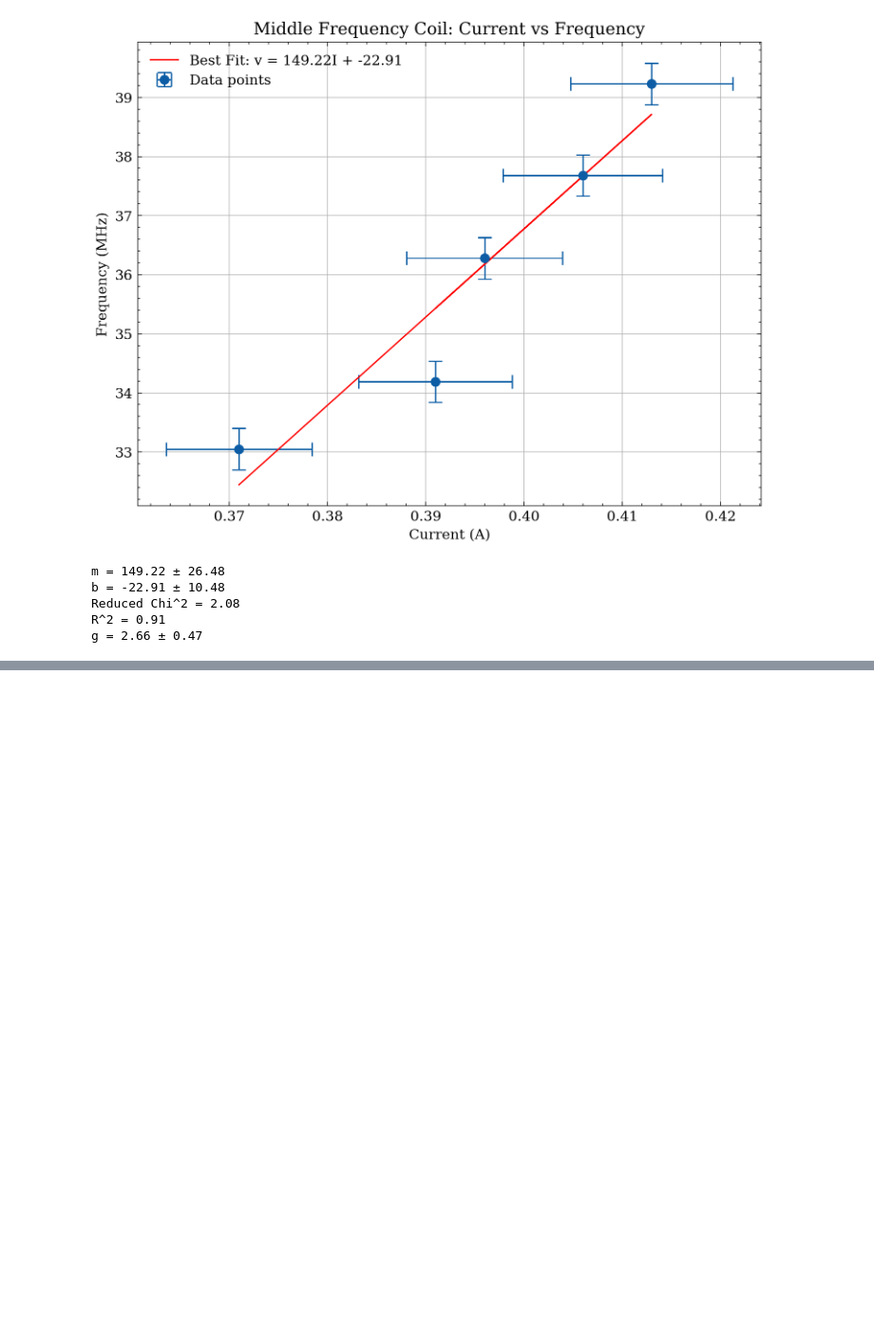
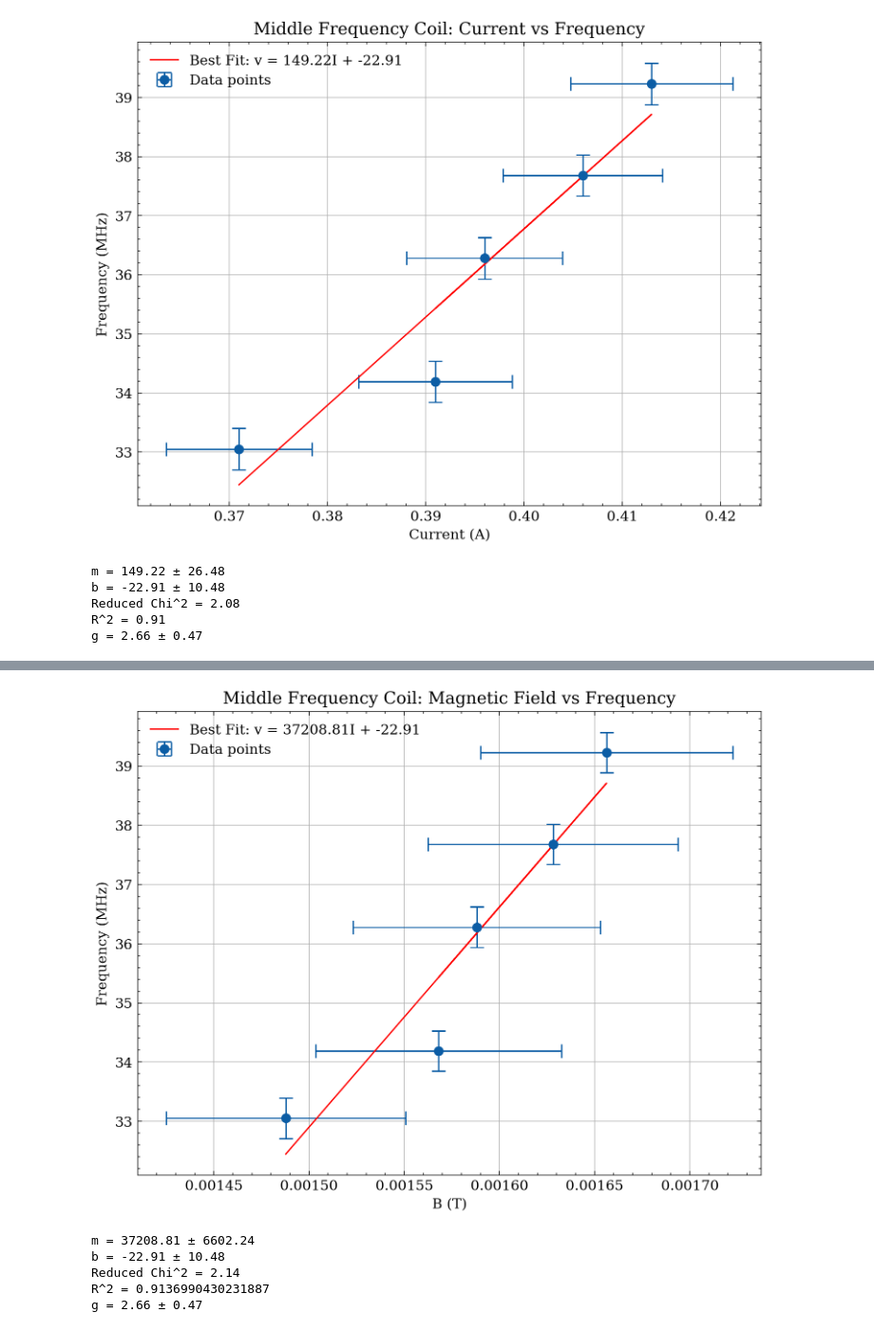
Before and after one commit to Adam-Omarali/engsci, a Jupyter notebook: PHY294/ESR/graphs.ipynb, the cells around one changed output, grey strips where cells are left out. Shown at 95% size. Drawn from its saved outputs; the diff is of its cells as text; code cells hidden in the pictures; blank space fills up the shorter version.

```diff
--- a/PHY294/ESR/graphs.ipynb
+++ b/PHY294/ESR/graphs.ipynb
@@ -150,0 +167,18 @@ g = 2.66 ± 0.47
+# %%
+current = np.array([0.406, 0.396, 0.391, 0.413, 0.371])  # Current in A
+frequency = np.array([37.68, 36.28, 34.19, 39.23, 33.05]) # Frequency in MHz
+frequency_err = np.array([0.34, 0.34, 0.34, 0.34, 0.34]) #MHz
+current_err = np.array([i * 0.02 for i in current])
+current_err += 0.00825
+
+B_field = np.array([B(i) for i in current])
+B_err = np.array([np.sqrt((B_field[i] * RADIUS_ERR / RADIUS)**2 + (B_field[i] / current[i] * current_err[i])**2) for i in range(len(current))])
+# B = B / 2 / np.pi / (E / 2 / M)
+everything(B_field, frequency, B_err, frequency_err, "Middle Frequency")
+# %% [output]
+[figure, added]
+m = 37208.81 ± 6602.24
+b = -22.91 ± 10.48
+Reduced Chi^2 = 2.14
+R^2 = 0.9136990430231887
+g = 2.66 ± 0.47
```
Also changed, not shown: parts of 5 cells of this notebook, 15 other files.
